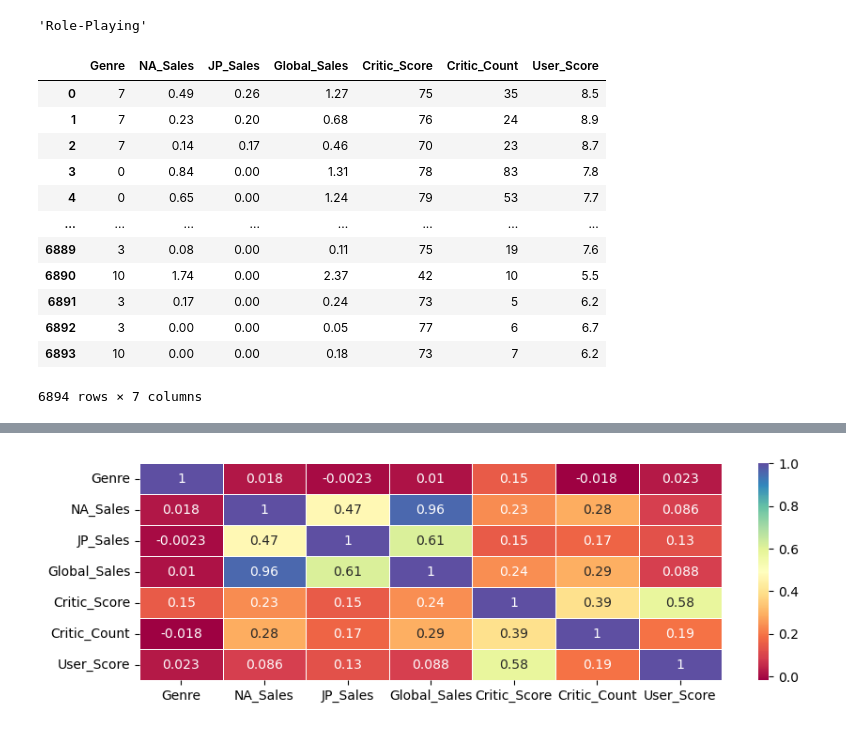
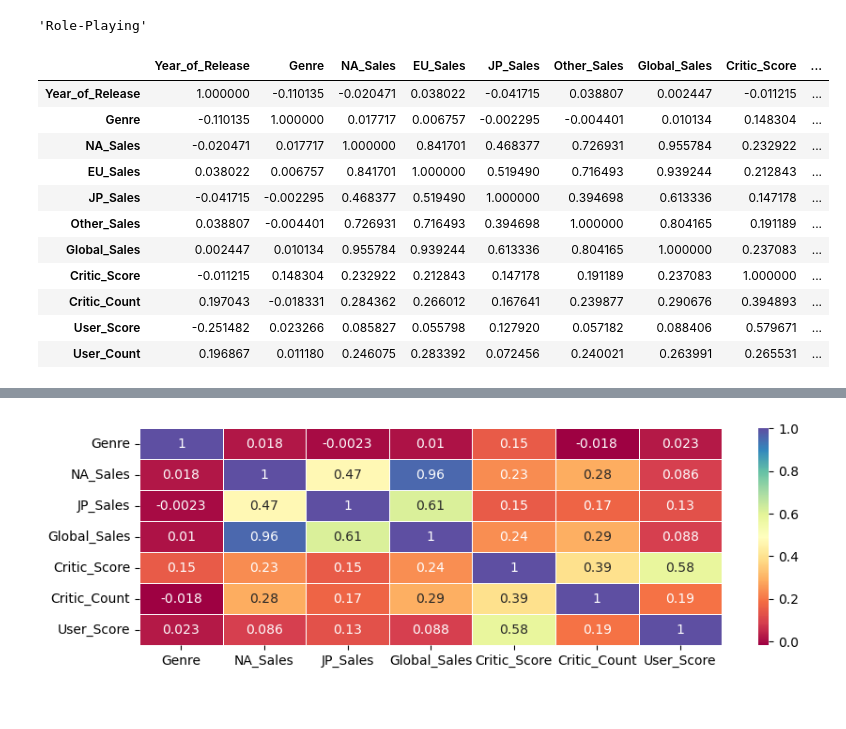
Before and after one commit to mhussen2/Mr-Powers-CPP, a Jupyter notebook: classNotes/Lecture 19 - Analysis and Visualization/Lecture 19 - Analysis and Visualization Part 2 copy.ipynb, the cells around one changed output, grey strips where cells are left out. Drawn from its saved outputs; the diff is of its cells as text; code cells hidden in the pictures.

```diff
--- a/classNotes/Lecture 19 - Analysis and Visualization/Lecture 19 - Analysis and Visualization Part 2 copy.ipynb
+++ b/classNotes/Lecture 19 - Analysis and Visualization/Lecture 19 - Analysis and Visualization Part 2 copy.ipynb
@@ -164,21 +141,20 @@ genre_mapping[vgSales_df['Genre'][0]]
 # %% [output]
 'Role-Playing'
 # %%
-vgSales_df
+vgSales_df.corr()
 # %% [output]
-|  | Genre | NA_Sales | JP_Sales | Global_Sales | Critic_Score | Critic_Count | User_Score |
-| 0 | 7 | 0.49 | 0.26 | 1.27 | 75 | 35 | 8.5 |
-| 1 | 7 | 0.23 | 0.20 | 0.68 | 76 | 24 | 8.9 |
-| 2 | 7 | 0.14 | 0.17 | 0.46 | 70 | 23 | 8.7 |
-| 3 | 0 | 0.84 | 0.00 | 1.31 | 78 | 83 | 7.8 |
-| 4 | 0 | 0.65 | 0.00 | 1.24 | 79 | 53 | 7.7 |
-| ... | ... | ... | ... | ... | ... | ... | ... |
-| 6889 | 3 | 0.08 | 0.00 | 0.11 | 75 | 19 | 7.6 |
-| 6890 | 10 | 1.74 | 0.00 | 2.37 | 42 | 10 | 5.5 |
-| 6891 | 3 | 0.17 | 0.00 | 0.24 | 73 | 5 | 6.2 |
-| 6892 | 3 | 0.00 | 0.00 | 0.05 | 77 | 6 | 6.7 |
-| 6893 | 10 | 0.00 | 0.00 | 0.18 | 73 | 7 | 6.2 |
+|  | Year_of_Release | Genre | NA_Sales | EU_Sales | JP_Sales | Other_Sales | Global_Sales | Critic_Score | ... |
+| Year_of_Release | 1.000000 | -0.110135 | -0.020471 | 0.038022 | -0.041715 | 0.038807 | 0.002447 | -0.011215 | ... |
+| Genre | -0.110135 | 1.000000 | 0.017717 | 0.006757 | -0.002295 | -0.004401 | 0.010134 | 0.148304 | ... |
+| NA_Sales | -0.020471 | 0.017717 | 1.000000 | 0.841701 | 0.468377 | 0.726931 | 0.955784 | 0.232922 | ... |
+| EU_Sales | 0.038022 | 0.006757 | 0.841701 | 1.000000 | 0.519490 | 0.716493 | 0.939244 | 0.212843 | ... |
+| JP_Sales | -0.041715 | -0.002295 | 0.468377 | 0.519490 | 1.000000 | 0.394698 | 0.613336 | 0.147178 | ... |
+| Other_Sales | 0.038807 | -0.004401 | 0.726931 | 0.716493 | 0.394698 | 1.000000 | 0.804165 | 0.191189 | ... |
+| Global_Sales | 0.002447 | 0.010134 | 0.955784 | 0.939244 | 0.613336 | 0.804165 | 1.000000 | 0.237083 | ... |
+| Critic_Score | -0.011215 | 0.148304 | 0.232922 | 0.212843 | 0.147178 | 0.191189 | 0.237083 | 1.000000 | ... |
+| Critic_Count | 0.197043 | -0.018331 | 0.284362 | 0.266012 | 0.167641 | 0.239877 | 0.290676 | 0.394893 | ... |
+| User_Score | -0.251482 | 0.023266 | 0.085827 | 0.055798 | 0.127920 | 0.057182 | 0.088406 | 0.579671 | ... |
+| User_Count | 0.196867 | 0.011180 | 0.246075 | 0.283392 | 0.072456 | 0.240021 | 0.263991 | 0.265531 | ... |
-6894 rows × 7 columns
 # %%
 vgSales_df.corr()['Genre'].sort_values()
 # %% [output]
```
Also changed, not shown: parts of 13 cells of this notebook, 14 other files.
